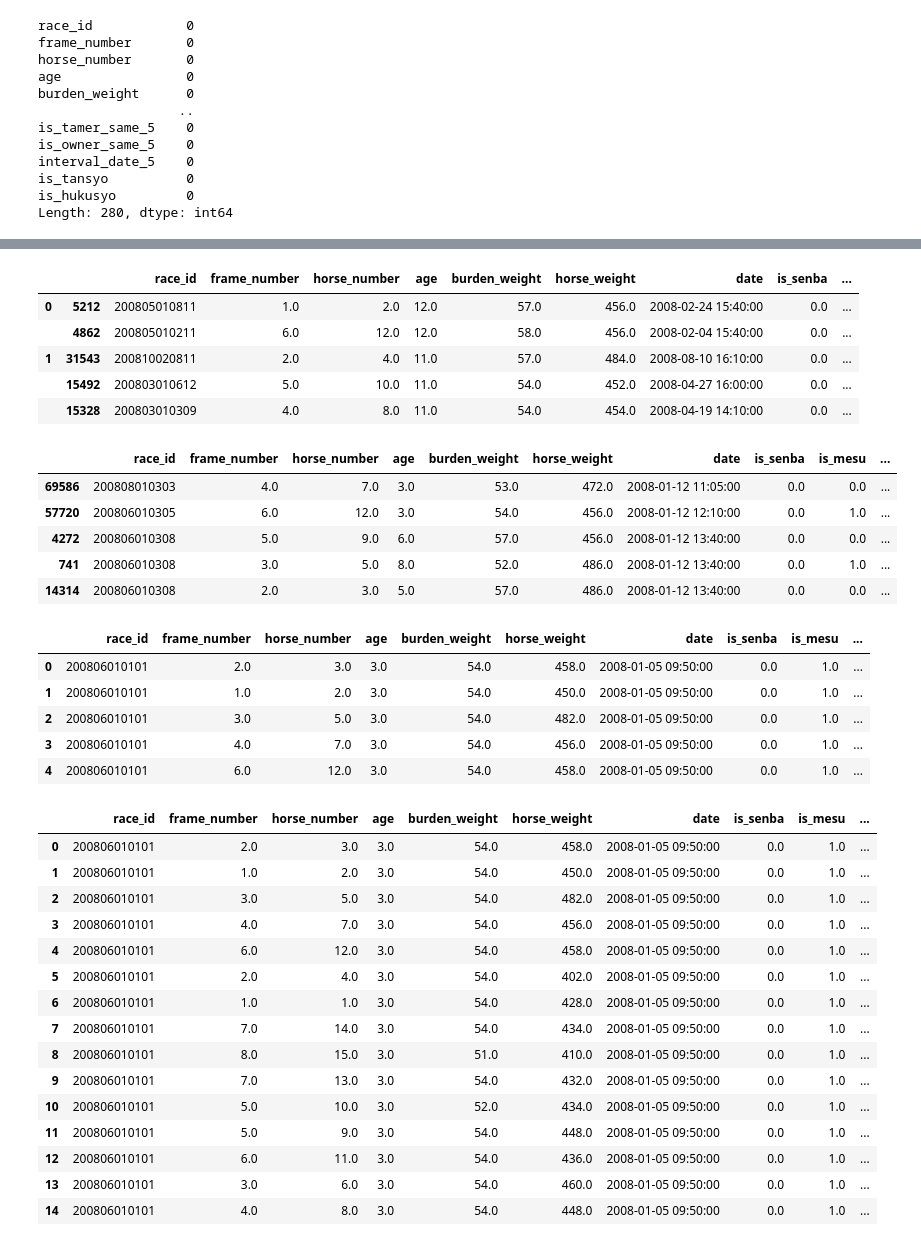
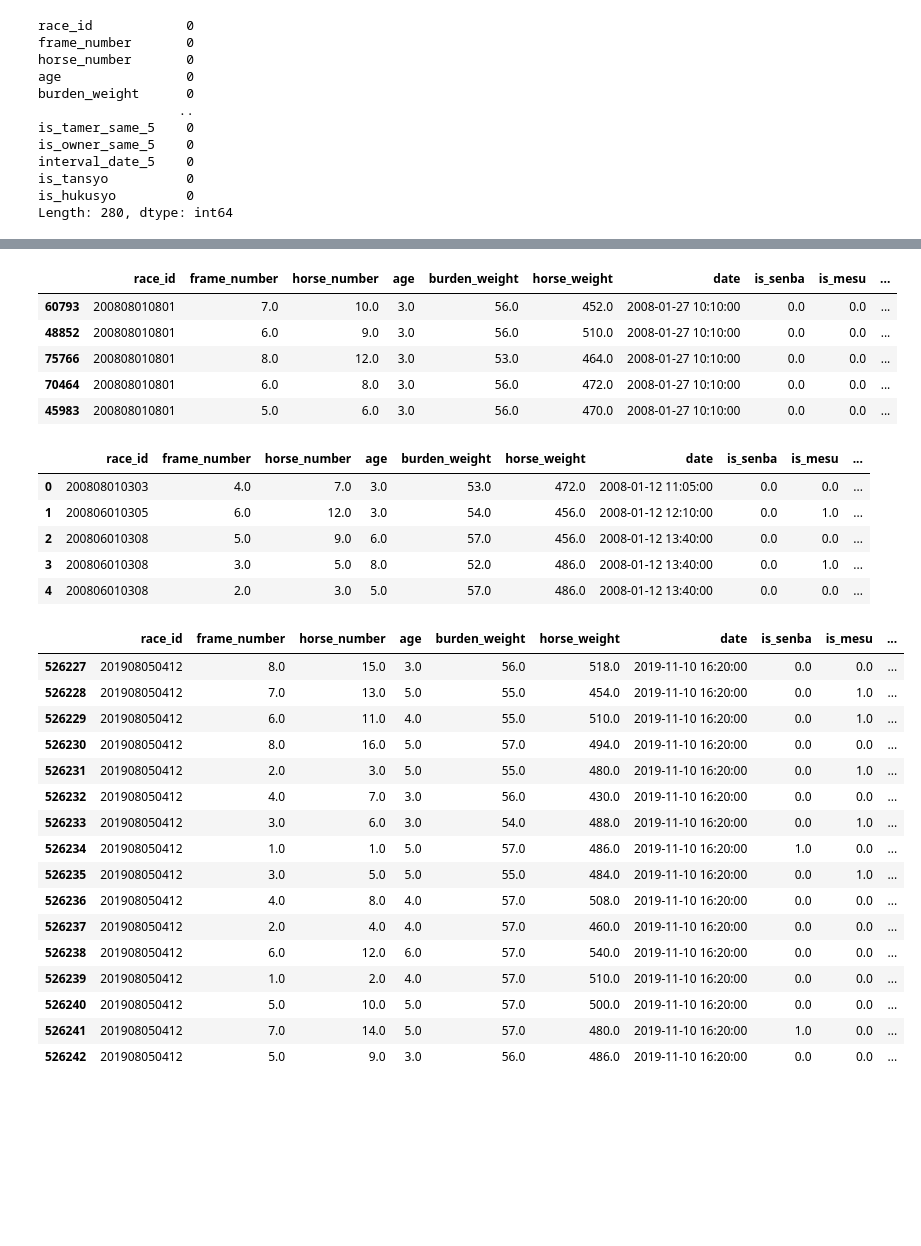
Before and after one commit to unonao/race-predict, a Jupyter notebook: make_train_data.ipynb, the cells around one changed output, grey strips where cells are left out. Drawn from its saved outputs; the diff is of its cells as text; code cells hidden in the pictures; blank space fills up the shorter version.

```diff
--- a/make_train_data.ipynb
+++ b/make_train_data.ipynb
@@ -249,20 +242,10 @@ final_df.describe()
-# %%
-
-final_df.head()
-# %% [output]
-|  |  | race_id | frame_number | horse_number | age | burden_weight | horse_weight | date | is_senba | ... |
-| 0 | 5212 | 200805010811 | 1.0 | 2.0 | 12.0 | 57.0 | 456.0 | 2008-02-24 15:40:00 | 0.0 | ... |
-|  | 4862 | 200805010211 | 6.0 | 12.0 | 12.0 | 58.0 | 456.0 | 2008-02-04 15:40:00 | 0.0 | ... |
-| 1 | 31543 | 200810020811 | 2.0 | 4.0 | 11.0 | 57.0 | 484.0 | 2008-08-10 16:10:00 | 0.0 | ... |
-|  | 15492 | 200803010612 | 5.0 | 10.0 | 11.0 | 54.0 | 452.0 | 2008-04-27 16:00:00 | 0.0 | ... |
-|  | 15328 | 200803010309 | 4.0 | 8.0 | 11.0 | 54.0 | 454.0 | 2008-04-19 14:10:00 | 0.0 | ... |
 # %%
-final_df.reset_index(drop=True).sort_values("date").head()
+deleted_df.sort_values("date").head()
 # %% [output]
 |  | race_id | frame_number | horse_number | age | burden_weight | horse_weight | date | is_senba | is_mesu | ... |
-| 69586 | 200808010303 | 4.0 | 7.0 | 3.0 | 53.0 | 472.0 | 2008-01-12 11:05:00 | 0.0 | 0.0 | ... |
-| 57720 | 200806010305 | 6.0 | 12.0 | 3.0 | 54.0 | 456.0 | 2008-01-12 12:10:00 | 0.0 | 1.0 | ... |
-| 4272 | 200806010308 | 5.0 | 9.0 | 6.0 | 57.0 | 456.0 | 2008-01-12 13:40:00 | 0.0 | 0.0 | ... |
-| 741 | 200806010308 | 3.0 | 5.0 | 8.0 | 52.0 | 486.0 | 2008-01-12 13:40:00 | 0.0 | 1.0 | ... |
-| 14314 | 200806010308 | 2.0 | 3.0 | 5.0 | 57.0 | 486.0 | 2008-01-12 13:40:00 | 0.0 | 0.0 | ... |
+| 60793 | 200808010801 | 7.0 | 10.0 | 3.0 | 56.0 | 452.0 | 2008-01-27 10:10:00 | 0.0 | 0.0 | ... |
+| 48852 | 200808010801 | 6.0 | 9.0 | 3.0 | 56.0 | 510.0 | 2008-01-27 10:10:00 | 0.0 | 0.0 | ... |
+| 75766 | 200808010801 | 8.0 | 12.0 | 3.0 | 53.0 | 464.0 | 2008-01-27 10:10:00 | 0.0 | 0.0 | ... |
+| 70464 | 200808010801 | 6.0 | 8.0 | 3.0 | 56.0 | 472.0 | 2008-01-27 10:10:00 | 0.0 | 0.0 | ... |
+| 45983 | 200808010801 | 5.0 | 6.0 | 3.0 | 56.0 | 470.0 | 2008-01-27 10:10:00 | 0.0 | 0.0 | ... |
 # %%
@@ -273,28 +254,35 @@ final_df = pd.read_csv("csv/final_data.csv")
+# %%
+import numpy as np
+import pandas as pd
+#最大表示列数の指定（ここでは50列を指定）
+pd.set_option('display.max_columns', 300)
+final_df = pd.read_csv("csv/final_data.csv")
 # %%
 final_df.head()
 # %% [output]
 |  | race_id | frame_number | horse_number | age | burden_weight | horse_weight | date | is_senba | is_mesu | ... |
-| 0 | 200806010101 | 2.0 | 3.0 | 3.0 | 54.0 | 458.0 | 2008-01-05 09:50:00 | 0.0 | 1.0 | ... |
-| 1 | 200806010101 | 1.0 | 2.0 | 3.0 | 54.0 | 450.0 | 2008-01-05 09:50:00 | 0.0 | 1.0 | ... |
-| 2 | 200806010101 | 3.0 | 5.0 | 3.0 | 54.0 | 482.0 | 2008-01-05 09:50:00 | 0.0 | 1.0 | ... |
-| 3 | 200806010101 | 4.0 | 7.0 | 3.0 | 54.0 | 456.0 | 2008-01-05 09:50:00 | 0.0 | 1.0 | ... |
-| 4 | 200806010101 | 6.0 | 12.0 | 3.0 | 54.0 | 458.0 | 2008-01-05 09:50:00 | 0.0 | 1.0 | ... |
+| 0 | 200808010303 | 4.0 | 7.0 | 3.0 | 53.0 | 472.0 | 2008-01-12 11:05:00 | 0.0 | 0.0 | ... |
+| 1 | 200806010305 | 6.0 | 12.0 | 3.0 | 54.0 | 456.0 | 2008-01-12 12:10:00 | 0.0 | 1.0 | ... |
+| 2 | 200806010308 | 5.0 | 9.0 | 6.0 | 57.0 | 456.0 | 2008-01-12 13:40:00 | 0.0 | 0.0 | ... |
+| 3 | 200806010308 | 3.0 | 5.0 | 8.0 | 52.0 | 486.0 | 2008-01-12 13:40:00 | 0.0 | 1.0 | ... |
+| 4 | 200806010308 | 2.0 | 3.0 | 5.0 | 57.0 | 486.0 | 2008-01-12 13:40:00 | 0.0 | 0.0 | ... |
 # %%
-final_df[final_df["race_id"] == 200806010101]
+final_df[final_df["race_id"] == 201908050412]
 # %% [output]
 |  | race_id | frame_number | horse_number | age | burden_weight | horse_weight | date | is_senba | is_mesu | ... |
-| 0 | 200806010101 | 2.0 | 3.0 | 3.0 | 54.0 | 458.0 | 2008-01-05 09:50:00 | 0.0 | 1.0 | ... |
-| 1 | 200806010101 | 1.0 | 2.0 | 3.0 | 54.0 | 450.0 | 2008-01-05 09:50:00 | 0.0 | 1.0 | ... |
-| 2 | 200806010101 | 3.0 | 5.0 | 3.0 | 54.0 | 482.0 | 2008-01-05 09:50:00 | 0.0 | 1.0 | ... |
-| 3 | 200806010101 | 4.0 | 7.0 | 3.0 | 54.0 | 456.0 | 2008-01-05 09:50:00 | 0.0 | 1.0 | ... |
-| 4 | 200806010101 | 6.0 | 12.0 | 3.0 | 54.0 | 458.0 | 2008-01-05 09:50:00 | 0.0 | 1.0 | ... |
-| 5 | 200806010101 | 2.0 | 4.0 | 3.0 | 54.0 | 402.0 | 2008-01-05 09:50:00 | 0.0 | 1.0 | ... |
-| 6 | 200806010101 | 1.0 | 1.0 | 3.0 | 54.0 | 428.0 | 2008-01-05 09:50:00 | 0.0 | 1.0 | ... |
-| 7 | 200806010101 | 7.0 | 14.0 | 3.0 | 54.0 | 434.0 | 2008-01-05 09:50:00 | 0.0 | 1.0 | ... |
-| 8 | 200806010101 | 8.0 | 15.0 | 3.0 | 51.0 | 410.0 | 2008-01-05 09:50:00 | 0.0 | 1.0 | ... |
-| 9 | 200806010101 | 7.0 | 13.0 | 3.0 | 54.0 | 432.0 | 2008-01-05 09:50:00 | 0.0 | 1.0 | ... |
-| 10 | 200806010101 | 5.0 | 10.0 | 3.0 | 52.0 | 434.0 | 2008-01-05 09:50:00 | 0.0 | 1.0 | ... |
-| 11 | 200806010101 | 5.0 | 9.0 | 3.0 | 54.0 | 448.0 | 2008-01-05 09:50:00 | 0.0 | 1.0 | ... |
-| 12 | 200806010101 | 6.0 | 11.0 | 3.0 | 54.0 | 436.0 | 2008-01-05 09:50:00 | 0.0 | 1.0 | ... |
-| 13 | 200806010101 | 3.0 | 6.0 | 3.0 | 54.0 | 460.0 | 2008-01-05 09:50:00 | 0.0 | 1.0 | ... |
-| 14 | 200806010101 | 4.0 | 8.0 | 3.0 | 54.0 | 448.0 | 2008-01-05 09:50:00 | 0.0 | 1.0 | ... |
+| 526227 | 201908050412 | 8.0 | 15.0 | 3.0 | 56.0 | 518.0 | 2019-11-10 16:20:00 | 0.0 | 0.0 | ... |
+| 526228 | 201908050412 | 7.0 | 13.0 | 5.0 | 55.0 | 454.0 | 2019-11-10 16:20:00 | 0.0 | 1.0 | ... |
+| 526229 | 201908050412 | 6.0 | 11.0 | 4.0 | 55.0 | 510.0 | 2019-11-10 16:20:00 | 0.0 | 1.0 | ... |
+| 526230 | 201908050412 | 8.0 | 16.0 | 5.0 | 57.0 | 494.0 | 2019-11-10 16:20:00 | 0.0 | 0.0 | ... |
+| 526231 | 201908050412 | 2.0 | 3.0 | 5.0 | 55.0 | 480.0 | 2019-11-10 16:20:00 | 0.0 | 1.0 | ... |
+| 526232 | 201908050412 | 4.0 | 7.0 | 3.0 | 56.0 | 430.0 | 2019-11-10 16:20:00 | 0.0 | 0.0 | ... |
+| 526233 | 201908050412 | 3.0 | 6.0 | 3.0 | 54.0 | 488.0 | 2019-11-10 16:20:00 | 0.0 | 1.0 | ... |
+| 526234 | 201908050412 | 1.0 | 1.0 | 5.0 | 57.0 | 486.0 | 2019-11-10 16:20:00 | 1.0 | 0.0 | ... |
+| 526235 | 201908050412 | 3.0 | 5.0 | 5.0 | 55.0 | 484.0 | 2019-11-10 16:20:00 | 0.0 | 1.0 | ... |
+| 526236 | 201908050412 | 4.0 | 8.0 | 4.0 | 57.0 | 508.0 | 2019-11-10 16:20:00 | 0.0 | 0.0 | ... |
+| 526237 | 201908050412 | 2.0 | 4.0 | 4.0 | 57.0 | 460.0 | 2019-11-10 16:20:00 | 0.0 | 0.0 | ... |
+| 526238 | 201908050412 | 6.0 | 12.0 | 6.0 | 57.0 | 540.0 | 2019-11-10 16:20:00 | 0.0 | 0.0 | ... |
+| 526239 | 201908050412 | 1.0 | 2.0 | 4.0 | 57.0 | 510.0 | 2019-11-10 16:20:00 | 0.0 | 0.0 | ... |
+| 526240 | 201908050412 | 5.0 | 10.0 | 5.0 | 57.0 | 500.0 | 2019-11-10 16:20:00 | 0.0 | 0.0 | ... |
+| 526241 | 201908050412 | 7.0 | 14.0 | 5.0 | 57.0 | 480.0 | 2019-11-10 16:20:00 | 1.0 | 0.0 | ... |
+| 526242 | 201908050412 | 5.0 | 9.0 | 3.0 | 56.0 | 486.0 | 2019-11-10 16:20:00 | 0.0 | 0.0 | ... |
```
Also changed, not shown: parts of 8 cells of this notebook.
